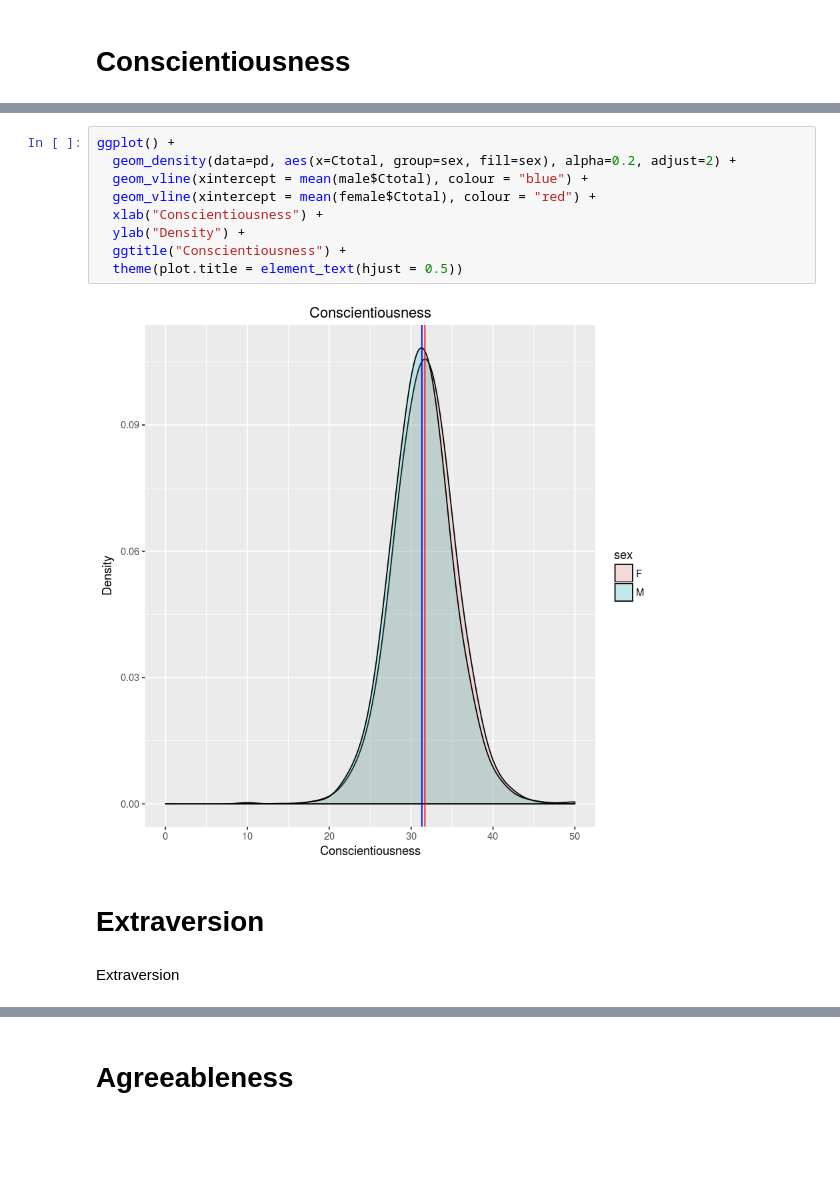
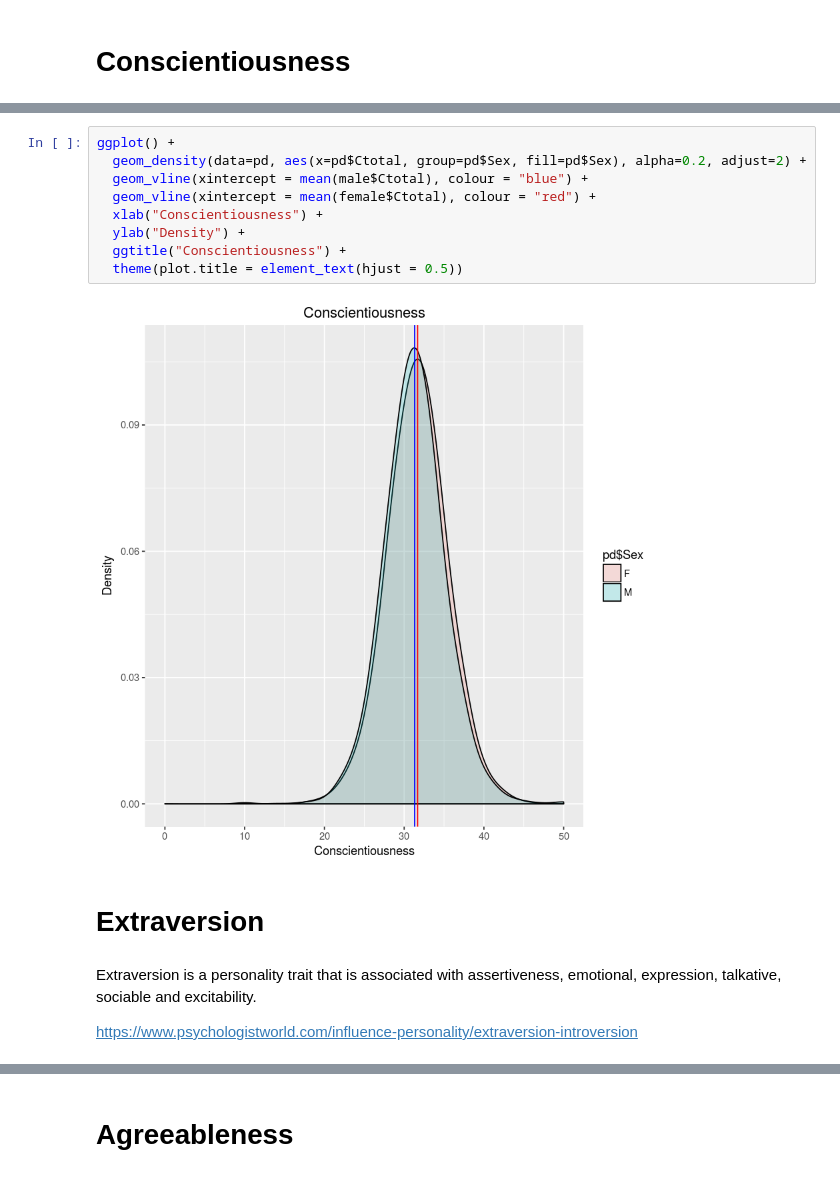
Before and after one commit to JamesLweller/JamesLweller.github.io, a Jupyter notebook: Personality data.ipynb, the cells around one changed output, grey strips where cells are left out. Cells and saved outputs as stored; diff of their text form; blank space fills up the shorter version.

```diff
--- a/Personality data.ipynb
+++ b/Personality data.ipynb
@@ -72,17 +76,19 @@ Conscientiousness
 # %%
 ggplot() +
-  geom_density(data=pd, aes(x=Ctotal, group=sex, fill=sex), alpha=0.2, adjust=2) +
+  geom_density(data=pd, aes(x=pd$Ctotal, group=pd$Sex, fill=pd$Sex), alpha=0.2, adjust=2) +
   geom_vline(xintercept = mean(male$Ctotal), colour = "blue") +
   geom_vline(xintercept = mean(female$Ctotal), colour = "red") +
   xlab("Conscientiousness") +
   ylab("Density") +
   ggtitle("Conscientiousness") +
   theme(plot.title = element_text(hjust = 0.5))
 # %% [output]
-[figure, old version]
+[figure, new version]
 # %% [markdown]
 # Extraversion
-# %% [markdown]
-Extraversion
+# %% [markdown]
+Extraversion is a personality trait that is associated with assertiveness, emotional, expression, talkative, sociable and excitability.
+
+https://www.psychologistworld.com/influence-personality/extraversion-introversion
 # %%
 ggplot() +
```
Also changed, not shown: parts of 11 cells of this notebook.
